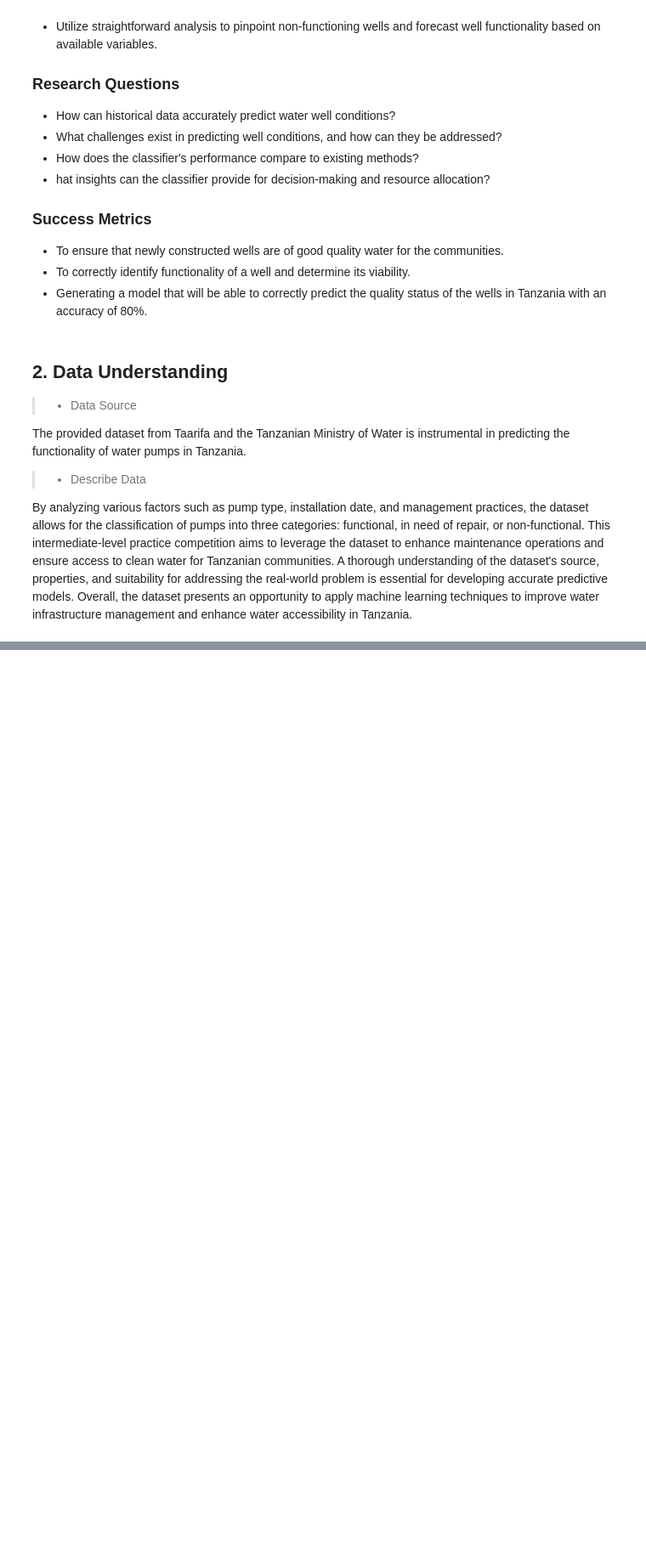
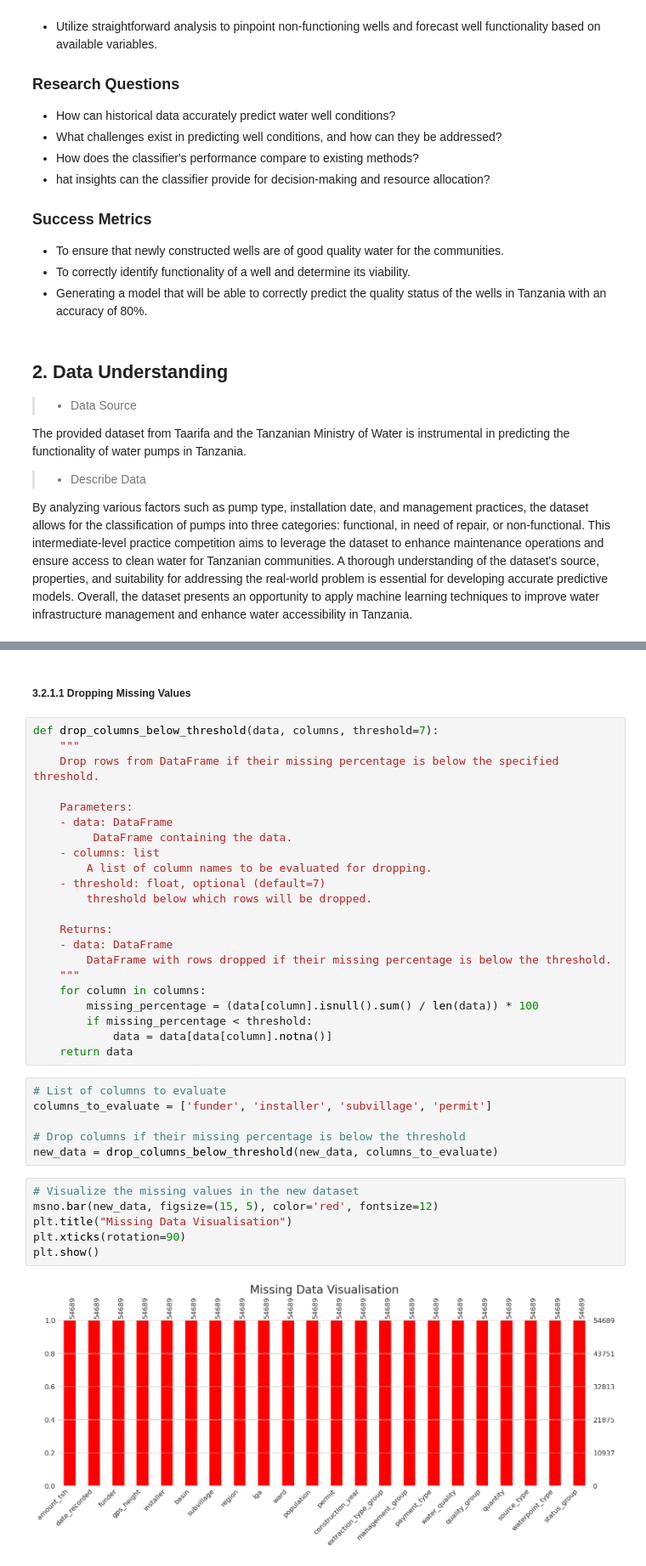
Before and after one commit to Josphatkimani/Tanzania_Water_Wells-Prediction, a Jupyter notebook: wells.ipynb, the cells around one changed output, grey strips where cells are left out. Shown at 85% size. Drawn from its saved outputs; the diff is of its cells as text; blank space fills up the shorter version.

```diff
--- a/wells.ipynb
+++ b/wells.ipynb
@@ -48,0 +587,38 @@ By analyzing various factors such as pump type, installation date, and managemen
+# %% [markdown]
+##### 3.2.1.1 Dropping Missing Values
+# %%
+def drop_columns_below_threshold(data, columns, threshold=7):
+    """
+    Drop rows from DataFrame if their missing percentage is below the specified threshold.
+
+    Parameters:
+    - data: DataFrame
+         DataFrame containing the data.
+    - columns: list
+        A list of column names to be evaluated for dropping.
+    - threshold: float, optional (default=7)
+        threshold below which rows will be dropped.
+
+    Returns:
+    - data: DataFrame
+        DataFrame with rows dropped if their missing percentage is below the threshold.
+    """
+    for column in columns:
+        missing_percentage = (data[column].isnull().sum() / len(data)) * 100
+        if missing_percentage < threshold:
+            data = data[data[column].notna()]
+    return data
+# %%
+# List of columns to evaluate
+columns_to_evaluate = ['funder', 'installer', 'subvillage', 'permit']
+
+# Drop columns if their missing percentage is below the threshold
+new_data = drop_columns_below_threshold(new_data, columns_to_evaluate)
+# %%
+# Visualize the missing values in the new dataset
+msno.bar(new_data, figsize=(15, 5), color='red', fontsize=12)
+plt.title("Missing Data Visualisation")
+plt.xticks(rotation=90)
+plt.show()
+# %% [output]
+[figure, added]
```
Also changed, not shown: parts of 89 cells of this notebook, 3 other files.
